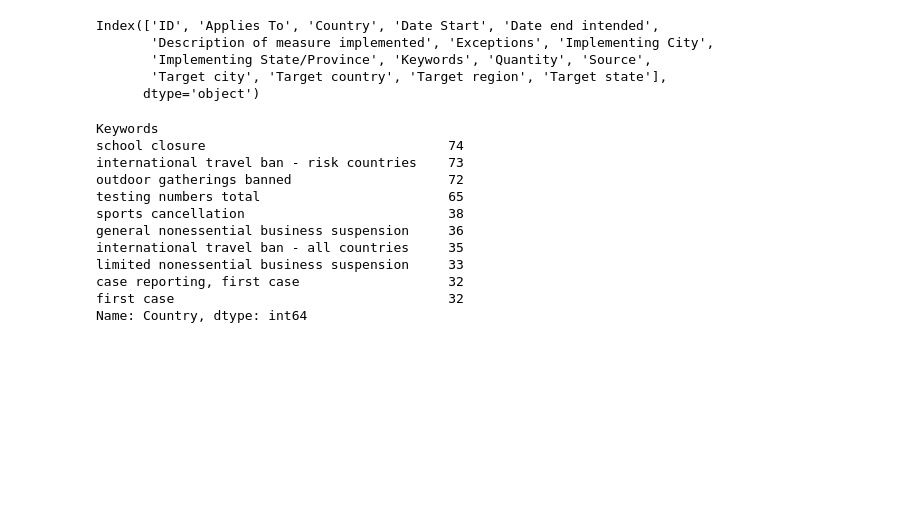
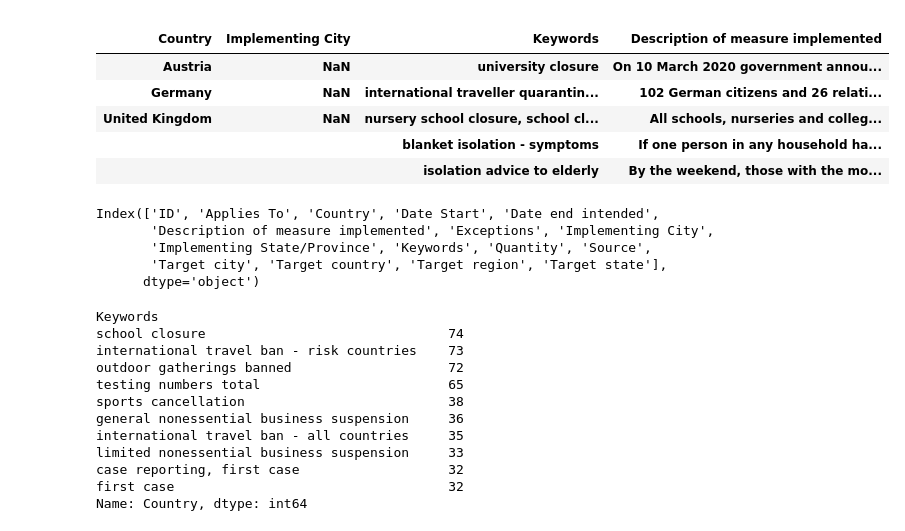
Before and after one commit to josephedward/covid_etl, a Jupyter notebook: Notebooks/ETL.ipynb, the cells around one changed output. Drawn from its saved outputs; the diff is of its cells as text; code cells hidden in the pictures; blank space fills up the shorter version.

```diff
--- a/Notebooks/ETL.ipynb
+++ b/Notebooks/ETL.ipynb
@@ -13,6 +13,17 @@ covid_measures.head(5)
 | 2 | 578 | NaN | United Kingdom | Mar 20, 2020 | NaN | All schools, nurseries and colleg... | NaN | ... |
 | 3 | 372 | NaN | United Kingdom | Mar 16, 2020 | NaN | If one person in any household ha... | NaN | ... |
 | 4 | 357 | NaN | United Kingdom | Mar 16, 2020 | NaN | By the weekend, those with the mo... | NaN | ... |
+# %%
+reduced_covid_measures= pd.DataFrame(columns=[covid_measures['Country'],covid_measures['Implementing City'],covid_measures['Keywords'],covid_measures['Description of measure implemented'] ])
+reduced_covid_measures.transpose().head(5)
+# %% [output]
+|  |  |  |  |
+| Country | Implementing City | Keywords | Description of measure implemented |
+| Austria | NaN | university closure | On 10 March 2020 government annou... |
+| Germany | NaN | international traveller quarantin... | 102 German citizens and 26 relati... |
+| United Kingdom | NaN | nursery school closure, school cl... | All schools, nurseries and colleg... |
+|  |  | blanket isolation - symptoms | If one person in any household ha... |
+|  |  | isolation advice to elderly | By the weekend, those with the mo... |
 # %%
 covid_measures.columns
 # %% [output]
```
